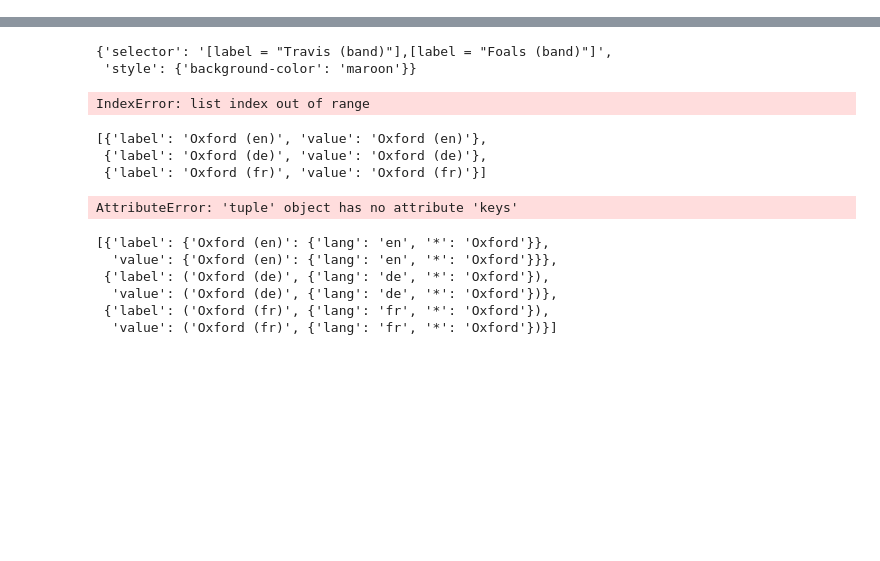
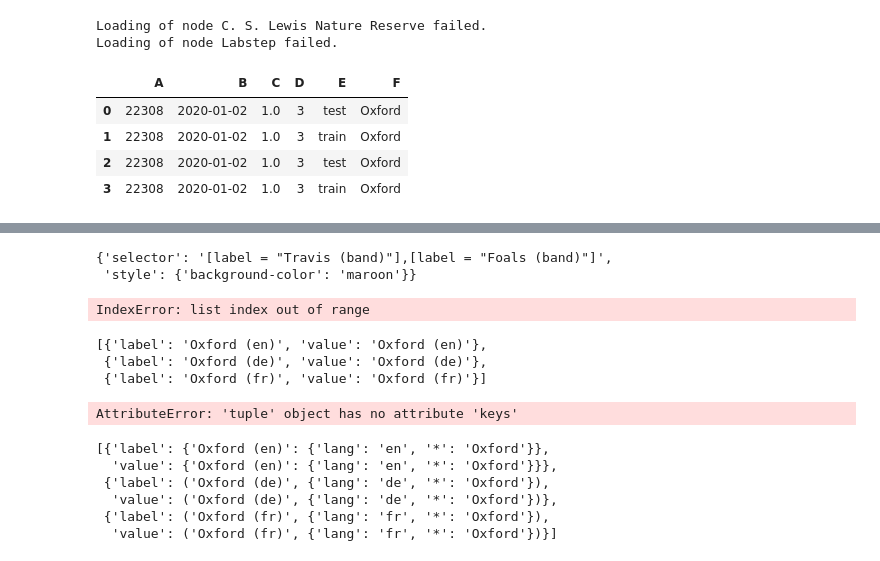
Before and after one commit to teijehidde/Comparing-Wiki-Knowledge-Networks, a Jupyter notebook: Code/Notebook_app.ipynb, the cells around one changed output, grey strips where cells are left out. Saved outputs shown, nothing was run; the diff lists cells and outputs as text; code cells hidden in the pictures; blank space fills up the shorter version.

Commit message:
CWKN-50 Implemented simple proof of concept dynamic tables with data on selected nodes and community.

```diff
--- a/Code/Notebook_app.ipynb
+++ b/Code/Notebook_app.ipynb
@@ -336,0 +434,27 @@ community_colours = ['red', 'blue', 'yellow', 'orange', 'green', 'purple', 'oliv
+# %%
+all_networks = getDownloadedNetworks()
+value = 'Oxford (en)'
+selected_wiki_page = WikiNetwork(node_title=all_networks[value]['*'], lang=all_networks[value]['lang'] )
+# %% [output]
+Loading of node C. S. Lewis Nature Reserve failed.
+Loading of node Labstep failed.
+# %%
+test = pd.DataFrame(
+        {
+            # selected_wiki_page.node_ID: selected_wiki_page.node_title,
+            "A": selected_wiki_page.node_ID,
+            "B": selected_wiki_page.node_title,
+            "C": pd.Series(1, index=list(range(4)), dtype="float32"),
+            "D": np.array([3] * 4, dtype="int32"),
+            "E": pd.Categorical(["test", "train", "test", "train"]),
+            "F": selected_wiki_page.node_title,
+        }
+)
+# %%
+test
+# %% [output]
+|  | A | B | C | D | E | F |
+| 0 | 22308 | 2020-01-02 | 1.0 | 3 | test | Oxford |
+| 1 | 22308 | 2020-01-02 | 1.0 | 3 | train | Oxford |
+| 2 | 22308 | 2020-01-02 | 1.0 | 3 | test | Oxford |
+| 3 | 22308 | 2020-01-02 | 1.0 | 3 | train | Oxford |
```
Also changed, not shown: parts of 17 cells of this notebook, 1 other file.
